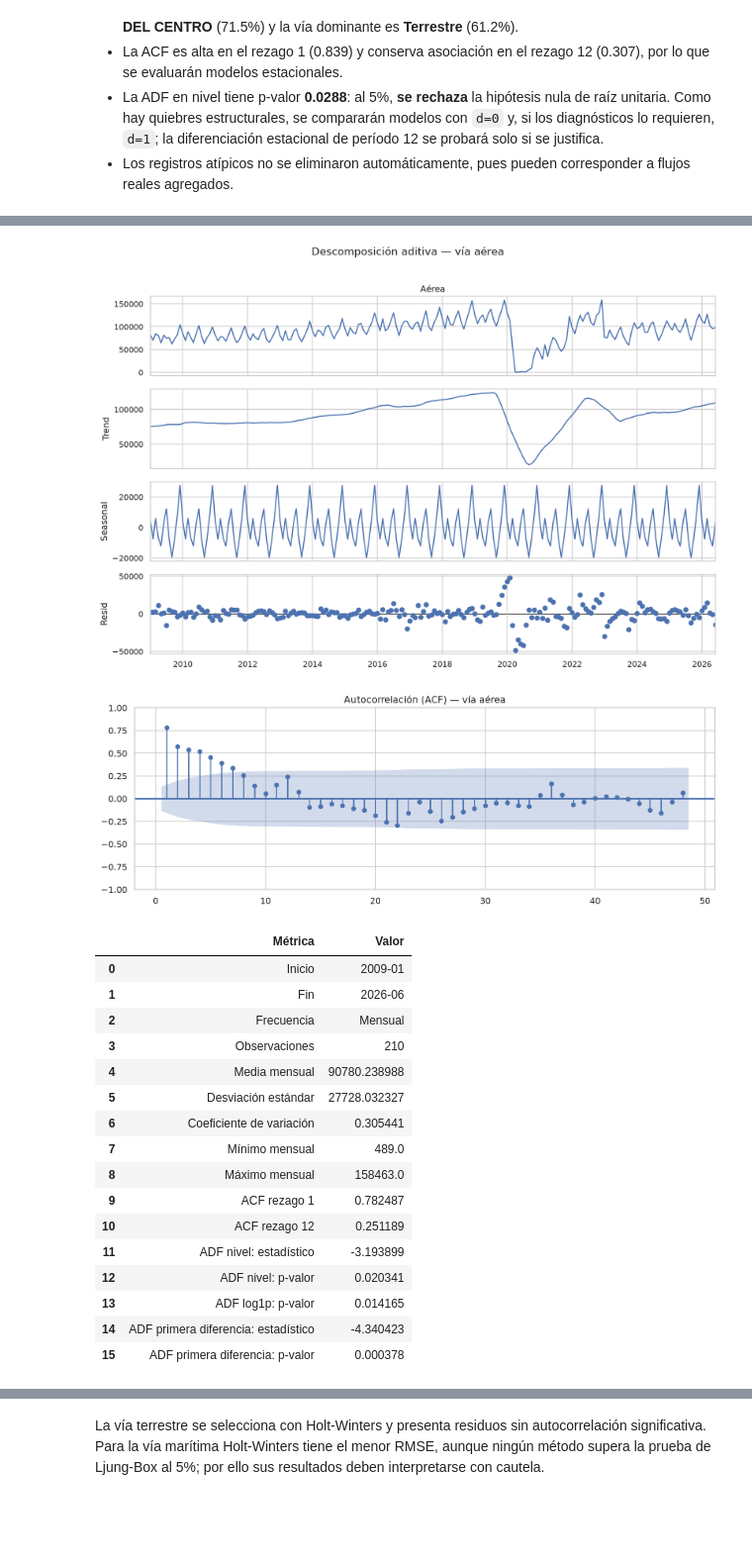
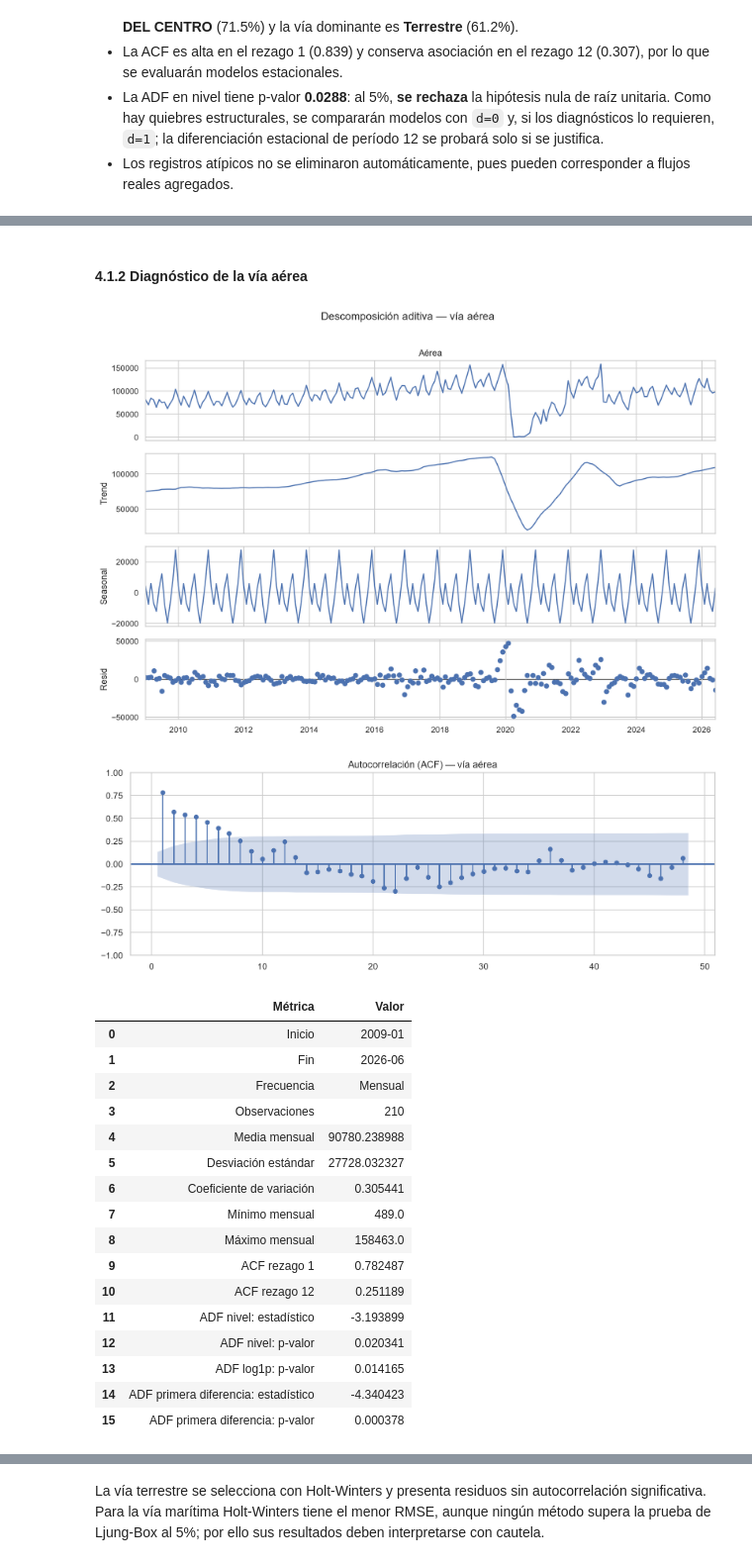
Before and after one commit to jcdiegolopez/DS-LAB01, a Jupyter notebook: laboratorio_1_series_de_tiempo.ipynb, the cells around one changed output, grey strips where cells are left out. Shown at 99% size. Saved outputs shown, nothing was run; the diff lists cells and outputs as text; code cells hidden in the pictures; blank space fills up the shorter version.

```diff
--- a/laboratorio_1_series_de_tiempo.ipynb
+++ b/laboratorio_1_series_de_tiempo.ipynb
@@ -19,7 +29,8 @@ from statsmodels.tsa.stattools import adfuller
 
 ROOT = Path.cwd()
 INPUT = ROOT / 'data' / 'data.xlsx'
-OUT = ROOT / 'resultados_laboratorio_1'
+OUT_BASE = ROOT / 'resultados_laboratorio_1'
+OUT = OUT_BASE
 FIG = OUT / 'figuras'
 OUT.mkdir(exist_ok=True)
 FIG.mkdir(exist_ok=True)
@@ -152,4 +1568,8 @@ Se evalúan inicio, fin y frecuencia; comportamiento gráfico; descomposición;
 # %%
+OUT = OUT_BASE
+FIG = OUT / 'figuras'
+FIG.mkdir(parents=True, exist_ok=True)
+
 descomp = seasonal_decompose(total, model='additive', period=12, extrapolate_trend='freq')
 fig = descomp.plot()
 fig.set_size_inches(12, 8)
@@ -294,3 +1639,5 @@ Para la serie aérea se evalúan cobertura temporal, descomposición, ACF, ADF y
+# %% [markdown]
+#### 4.1.2 Diagnóstico de la vía aérea
 # %%
 aerea = series_vias['Aérea'].asfreq('MS', fill_value=0)
 descomp_aerea = seasonal_decompose(aerea, model='additive', period=12, extrapolate_trend='freq')
@@ -310,37 +1657,37 @@ adf_aerea_nivel = adfuller(aerea, autolag='AIC')
 adf_aerea_log = adfuller(np.log1p(aerea), autolag='AIC')
 adf_aerea_diff = adfuller(aerea.diff().dropna(), autolag='AIC')
 diagnostico_aerea = pd.DataFrame({
     'Métrica': ['Inicio', 'Fin', 'Frecuencia', 'Observaciones', 'Media mensual', 'Desviación estándar',
                 'Coeficiente de variación', 'Mínimo mensual', 'Máximo mensual', 'ACF rezago 1', 'ACF rezago 12',
                 'ADF nivel: estadístico', 'ADF nivel: p-valor', 'ADF log1p: p-valor',
                 'ADF primera diferencia: estadístico', 'ADF primera diferencia: p-valor'],
     'Valor': [aerea.index.min().strftime('%Y-%m'), aerea.index.max().strftime('%Y-%m'), 'Mensual', len(aerea),
               aerea.mean(), aerea.std(), aerea.std()/aerea.mean(), aerea.min(), aerea.max(),
               aerea.autocorr(1), aerea.autocorr(12), adf_aerea_nivel[0], adf_aerea_nivel[1],
               adf_aerea_log[1], adf_aerea_diff[0], adf_aerea_diff[1]]
 })
 display(diagnostico_aerea)
 diagnostico_aerea.to_csv(OUT / 'diagnostico_serie_aerea.csv', index=False, encoding='utf-8-sig')
 
 p_adf_aerea = adf_aerea_nivel[1]
 decision_d = 'd=0 como primer candidato' if p_adf_aerea < .05 else 'd=1 como primer candidato'
 decision_transformacion = ('La escala original puede conservarse como referencia; se comparará log1p en los modelos para estabilizar la amplitud.'
                             if aerea.std()/aerea.mean() >= .30 else
                             'No hay evidencia descriptiva suficiente para exigir transformación; se conservará la escala original como referencia.')
 top_aerea = fronteras.loc[fronteras['Vía'].eq('Aérea')].iloc[0]
 display(Markdown(f'''
-### Interpretación preliminar de la vía aérea
+### Interpretación de la vía aérea
 
 - La serie aérea contiene **{len(aerea)} observaciones mensuales**, de **{aerea.index.min():%Y-%m}** a **{aerea.index.max():%Y-%m}**, sin huecos tras la agregación mensual.
 - La frontera aérea con mayor flujo acumulado es **{top_aerea['Frontera']}**, con **{top_aerea['participacion_en_via']:.1%}** de los viajeros que ingresan por esta vía.
 - La descomposición permite separar una tendencia afectada por la pandemia y el cambio de definición posterior a 2022, de un patrón estacional mensual que se evaluará formalmente en el modelado.
 - La ACF es {aerea.autocorr(1):.3f} en el rezago 1 y {aerea.autocorr(12):.3f} en el rezago 12; por ello se compararán especificaciones con componente estacional de período 12.
-- ADF en nivel: p-valor **{p_adf_aerea:.4f}**; al 5%, {'se rechaza' if p_adf_aerea < .05 else 'no se rechaza'} la hipótesis nula de raíz unitaria. La decisión preliminar es probar **{decision_d}**, sin omitir alternativas por los quiebres estructurales.
+- ADF en nivel: p-valor **{p_adf_aerea:.4f}**; al 5%, {'se rechaza' if p_adf_aerea < .05 else 'no se rechaza'} la hipótesis nula de raíz unitaria. La decisión es probar **{decision_d}**, sin omitir alternativas por los quiebres estructurales.
 - {decision_transformacion}
 '''))
 # %% [output]
-[figure, old version]
+[figure, new version]
-[figure, old version]
+[figure, new version]
 |  | Métrica | Valor |
 | 0 | Inicio | 2009-01 |
 | 1 | Fin | 2026-06 |
```
Also changed, not shown: parts of 49 cells of this notebook, 4 other files.
